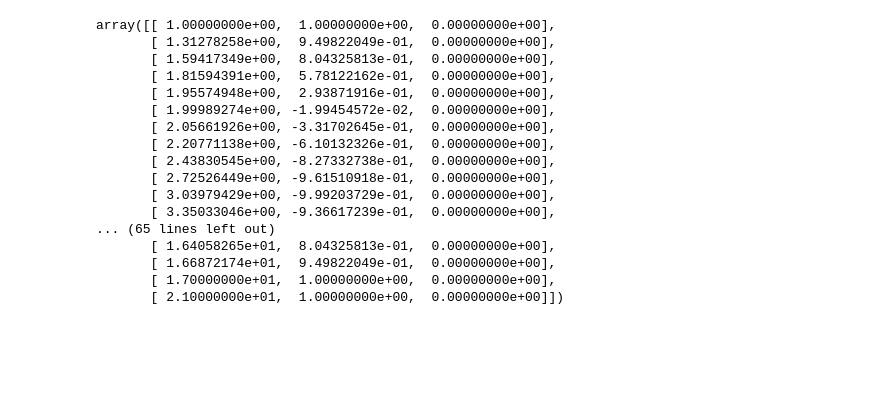
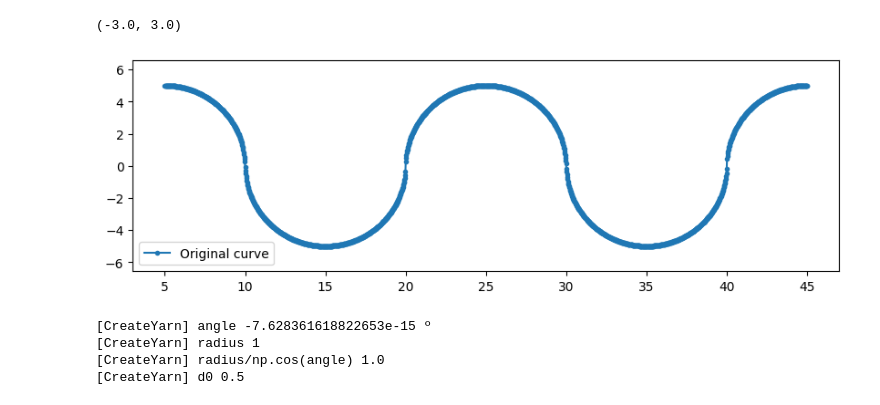
Before and after one commit to AdvancedMaterialSimulation/CITISENS_Composite, a Jupyter notebook: main.ipynb, the cells around one changed output. Saved outputs shown, nothing was run; the diff lists cells and outputs as text; code cells hidden in the pictures; blank space fills up the shorter version.

```diff
--- a/main.ipynb
+++ b/main.ipynb
@@ -105,35 +29,51 @@ def reduce_points(trajs, num_points=80):
+# %%
+# cualquier curva periodica puede ser describida por una serie de fourier
+
+
+def theta(x):
+    return 0.5 * (np.tanh(10*x) + 1)
+
+r = 5
+
+def fc1(x):
+
+    x = x % (4*r)
+    term1 = np.sqrt(np.maximum(0, r**2 - (x - r)**2)) * theta(2 * r - x)
+    term2 = np.sqrt(np.maximum(0, r**2 - (x - 3 * r)**2)) * theta(x - 2 * r)
+    return term1 - term2
+
+rep = 2
+x0 = r
+x12 = np.linspace(x0,x0+rep*4*r,2000)
+y12 = fc1(x12)
+# %%
+
+fig = plt.figure()
+fig.set_size_inches(10, 3)
+# compute fourier coefficients
+plt.plot(x12, y12, '.-', label='Original curve')
+plt.legend()
+# aspect ratio equal
+plt.axis('equal')
+plt.ylim(-3,3)
+# %% [output]
+(-3.0, 3.0)
+[figure, added]
 # %%
 x = x12
 y = y12
 z = 0*x12
 
 trajs = np.array([x, y, z]).T
+radius = 1
+file = "yarn.brep"
 
-trajs = reduce_points(trajs)
-#
-trajs_vec = np.diff(trajs, axis=0)
-
-#
-# 1 vec is
-trajs_vec[0][1] = 0
-trajs_vec[-1][1] = 0
+CreateYarn({"trajs": trajs,
+            "radius": radius,
+            "num_points": 150,
+            "file": file})
+# %% [output]
+[CreateYarn] angle -7.628361618822653e-15 º
+[CreateYarn] radius 1
+[CreateYarn] radius/np.cos(angle) 1.0
+[CreateYarn] d0 0.5
-# %%
-trajs
-# %% [output]
-array([[ 1.00000000e+00,  1.00000000e+00,  0.00000000e+00],
-       [ 1.31278258e+00,  9.49822049e-01,  0.00000000e+00],
-       [ 1.59417349e+00,  8.04325813e-01,  0.00000000e+00],
-       [ 1.81594391e+00,  5.78122162e-01,  0.00000000e+00],
-       [ 1.95574948e+00,  2.93871916e-01,  0.00000000e+00],
-       [ 1.99989274e+00, -1.99454572e-02,  0.00000000e+00],
-       [ 2.05661926e+00, -3.31702645e-01,  0.00000000e+00],
-       [ 2.20771138e+00, -6.10132326e-01,  0.00000000e+00],
-       [ 2.43830545e+00, -8.27332738e-01,  0.00000000e+00],
-       [ 2.72526449e+00, -9.61510918e-01,  0.00000000e+00],
-       [ 3.03979429e+00, -9.99203729e-01,  0.00000000e+00],
-       [ 3.35033046e+00, -9.36617239e-01,  0.00000000e+00],
-... (65 lines left out)
-       [ 1.64058265e+01,  8.04325813e-01,  0.00000000e+00],
-       [ 1.66872174e+01,  9.49822049e-01,  0.00000000e+00],
-       [ 1.70000000e+01,  1.00000000e+00,  0.00000000e+00],
-       [ 2.10000000e+01,  1.00000000e+00,  0.00000000e+00]])
```
Also changed, not shown: parts of 14 cells of this notebook, 10 other files.
